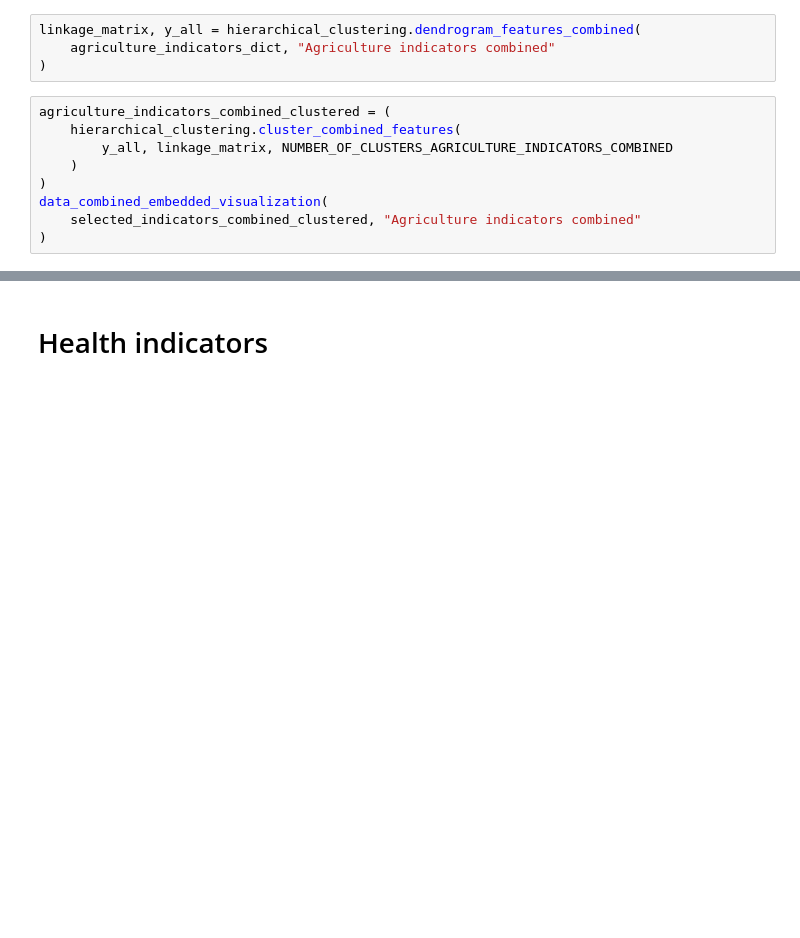
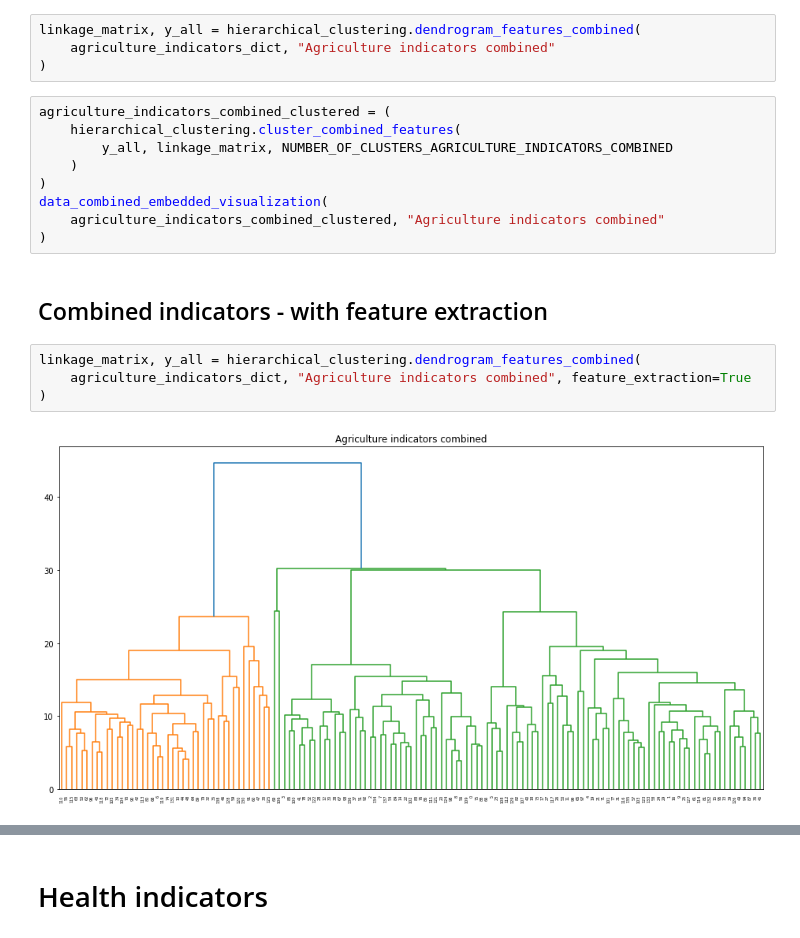
Before and after one commit to maciektr/worldbank_data_exploration, a Jupyter notebook: notebooks/hierarchical_clustering.ipynb, the cells around one changed output, grey strips where cells are left out. Saved outputs shown, nothing was run; the diff lists cells and outputs as text; blank space fills up the shorter version.

Commit message:
Added clustering for all indicators

```diff
--- a/notebooks/hierarchical_clustering.ipynb
+++ b/notebooks/hierarchical_clustering.ipynb
@@ -210,5 +241,13 @@ agriculture_indicators_combined_clustered = (
     )
 )
 data_combined_embedded_visualization(
-    selected_indicators_combined_clustered, "Agriculture indicators combined"
+    agriculture_indicators_combined_clustered, "Agriculture indicators combined"
 )
+# %% [markdown]
+## Combined indicators - with feature extraction
+# %%
+linkage_matrix, y_all = hierarchical_clustering.dendrogram_features_combined(
+    agriculture_indicators_dict, "Agriculture indicators combined", feature_extraction=True
+)
+# %% [output]
+[figure, added]
```
Also changed, not shown: parts of 28 cells of this notebook, 1 other file.
